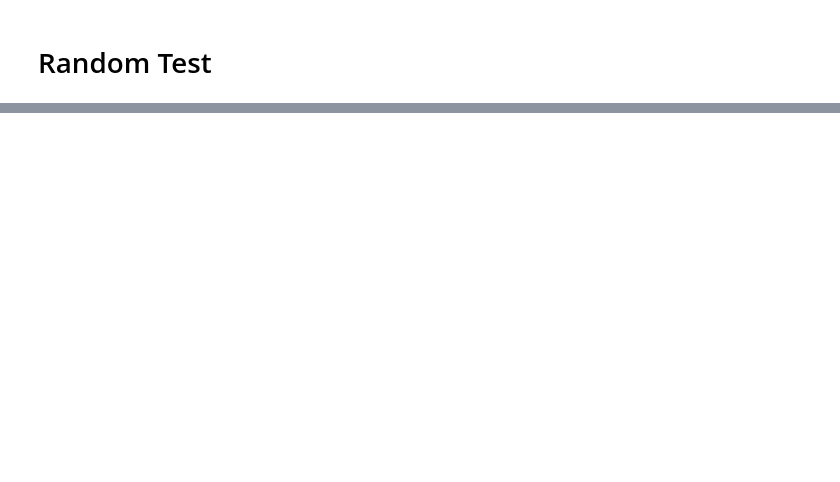
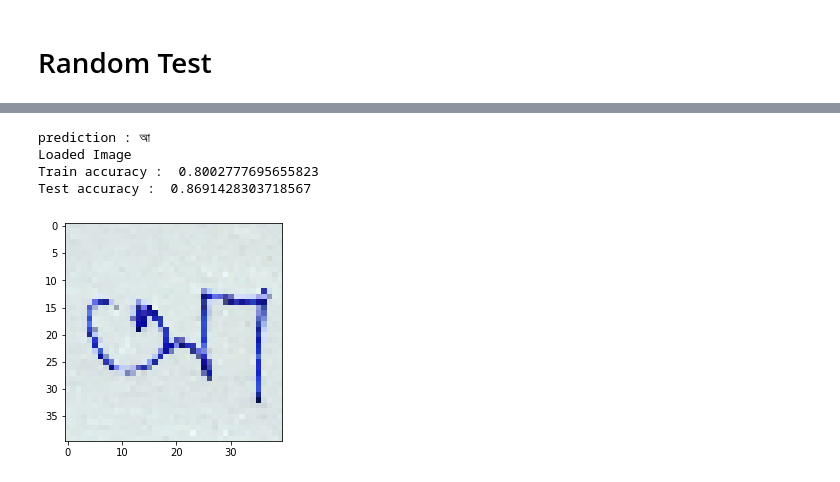
Before and after one commit to Anirban-code/Bengali-Character-Recognition-Using-CNN-model, a Jupyter notebook: CNNTEST3.ipynb, the cells around one changed output, grey strips where cells are left out. Cells and saved outputs as stored; diff of their text form; code cells hidden in the pictures; blank space fills up the shorter version.

```diff
--- a/CNNTEST3.ipynb
+++ b/CNNTEST3.ipynb
@@ -335 +377,14 @@ plt.show()
+# %%
+img = image.load_img('1.1.jpg',target_size=(40,40,3))
+plt.imshow(img)
+output(img)
+print("Loaded Image")
+print("Train accuracy : ",history.history['accuracy'][epoch -1])
+print("Test accuracy : ",history.history['val_accuracy'][epoch -1])
+# %% [output]
+prediction : আ
+Loaded Image
+Train accuracy :  0.8002777695655823
+Test accuracy :  0.8691428303718567
+[figure, added]
 # %%
```
Also changed, not shown: parts of 7 cells of this notebook.
